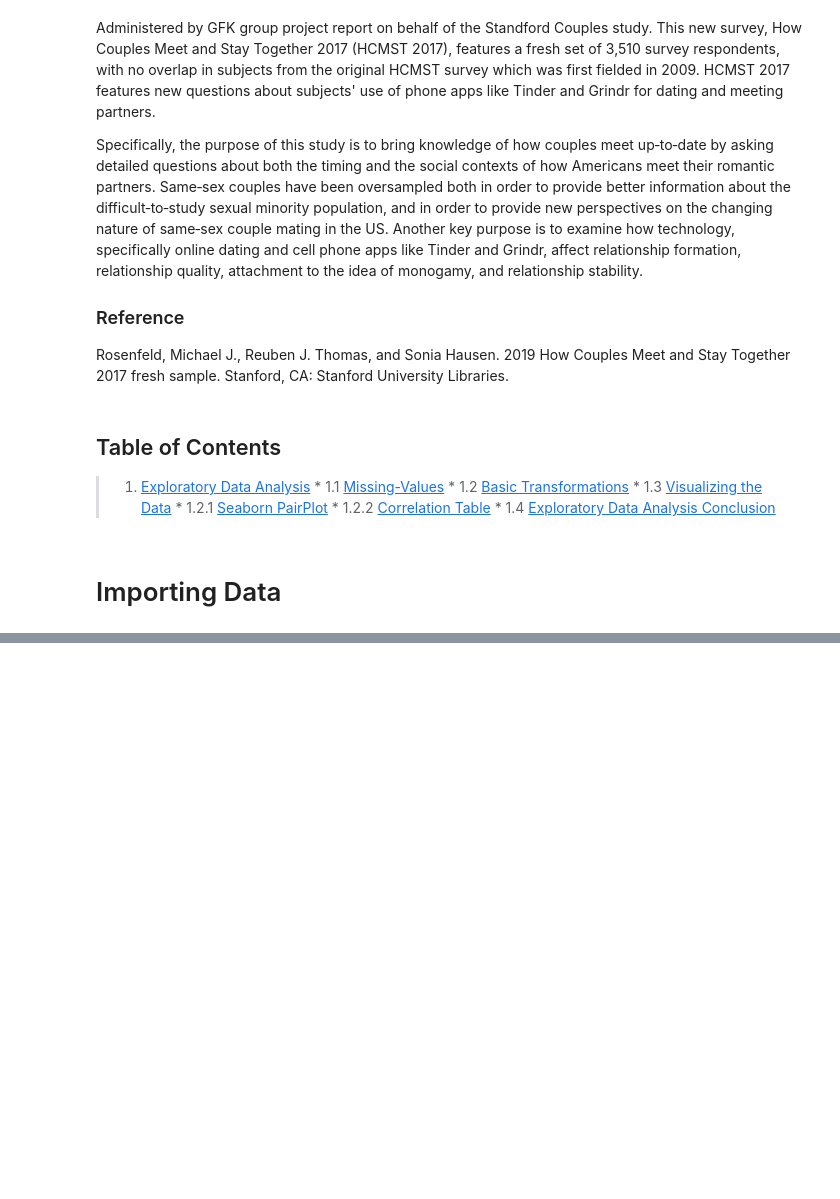
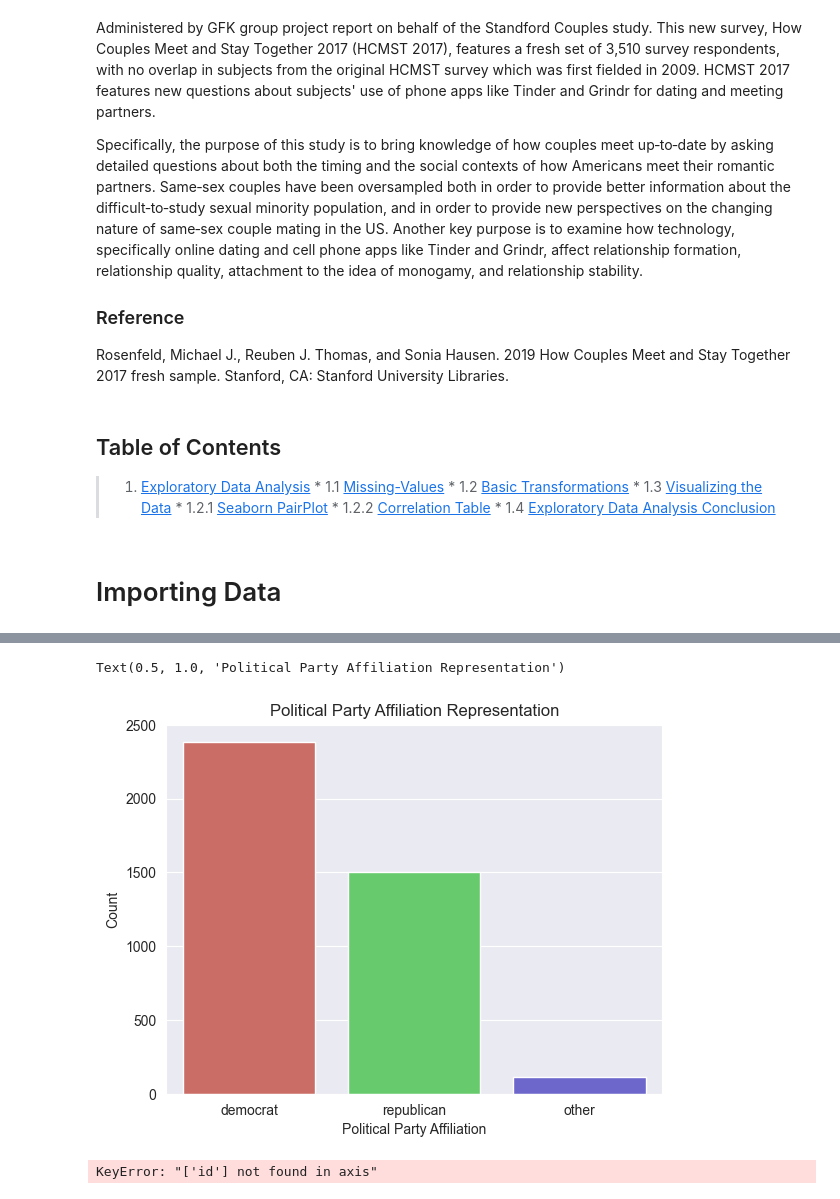
Before and after one commit to hypothetical-lemon/COMP4447-final-project, a Jupyter notebook: final_project.ipynb, the cells around one changed output, grey strips where cells are left out. Drawn from its saved outputs; the diff is of its cells as text; code cells hidden in the pictures; blank space fills up the shorter version.

```diff
--- a/final_project.ipynb
+++ b/final_project.ipynb
@@ -257,0 +233,29 @@ AttributeError: 'Main' object has no attribute 'df1'
+# %%
+# Visualize political representative
+democrat_count = df_categorical_encoded['political_aff_democrat'].value_counts()[1]
+republican_count = df_categorical_encoded['political_aff_republican'].value_counts()[1]
+other_count = df_categorical_encoded['political_aff_other'].value_counts()[1]
+party_aff = pd.DataFrame({'political_party': ['democrat', 'republican', 'other'],
+                          'count': [democrat_count, republican_count, other_count]})
+sns.barplot(x='political_party', y='count', data=party_aff, palette="hls")
+plt.xlabel('Political Party Affiliation')
+plt.ylabel('Count')
+plt.title('Political Party Affiliation Representation')
+# %% [output]
+Text(0.5, 1.0, 'Political Party Affiliation Representation')
+[figure, added]
+# %%
+age_col_df = df_numeric_encoded.iloc[2:, :10]
+age_col_df.drop(labels='id', axis=1, inplace=True)
+age_col_df.drop(labels='age', axis=1, inplace=True)
+age_col_df.drop(labels='hhinc', axis=1, inplace=True)
+count_df = pd.DataFrame({'count': age_col_df.sum()})
+count_df.rename(index={'cat_age_18-24': '18-24', 'cat_age_25-34': '25-34',
+                       'cat_age_35-44': '35-44', 'cat_age_45-54': '45-54',
+                       'cat_age_55-64': '55-64', 'cat_age_65-74': '65-74',
+                       'cat_age_75+': '75+'}, inplace=True)
+count_df.reset_index(inplace=True)
+count_df.rename(columns={'index': 'age'}, inplace=True)
+sns.barplot(x='age', y='count', data=count_df, palette='hls')
+# %% [output]
+KeyError: "['id'] not found in axis"
```
Also changed, not shown: parts of 22 cells of this notebook, 2 other files.
